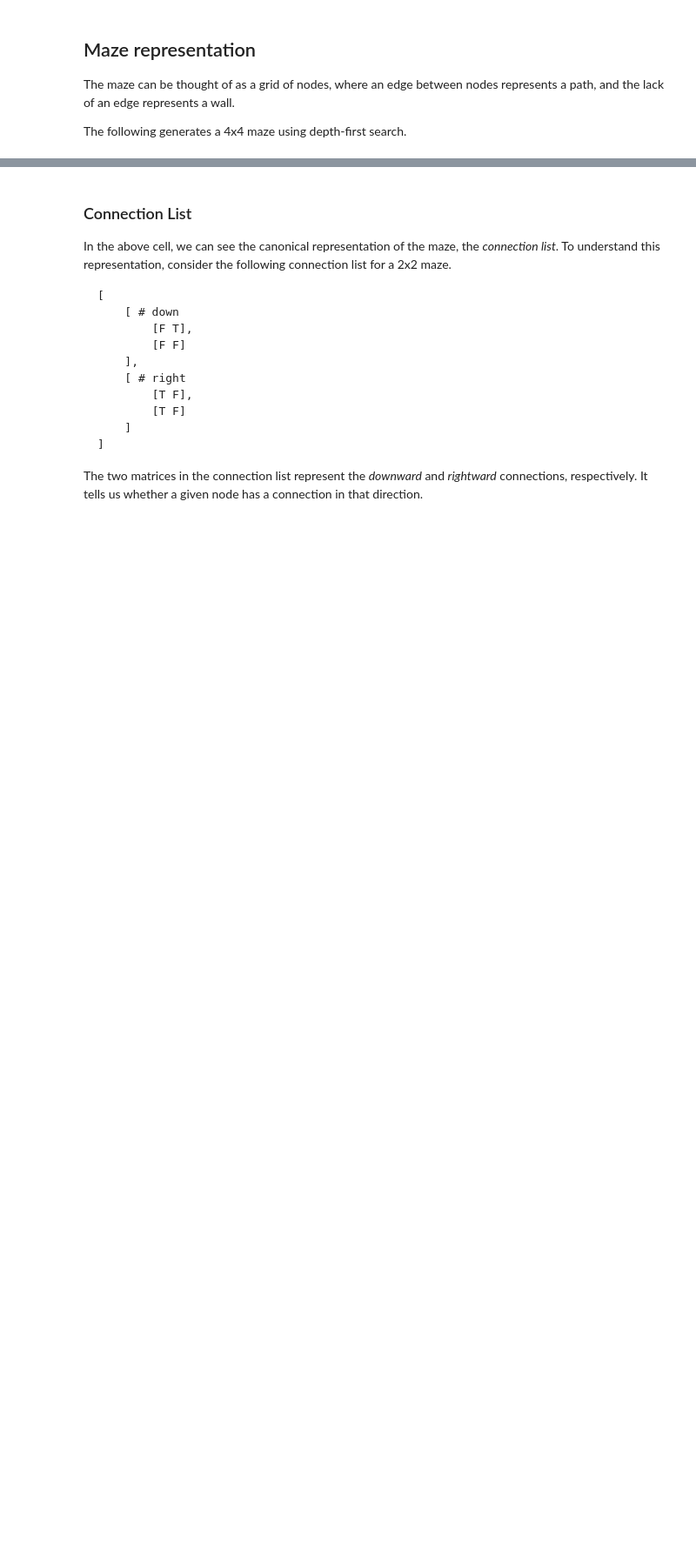
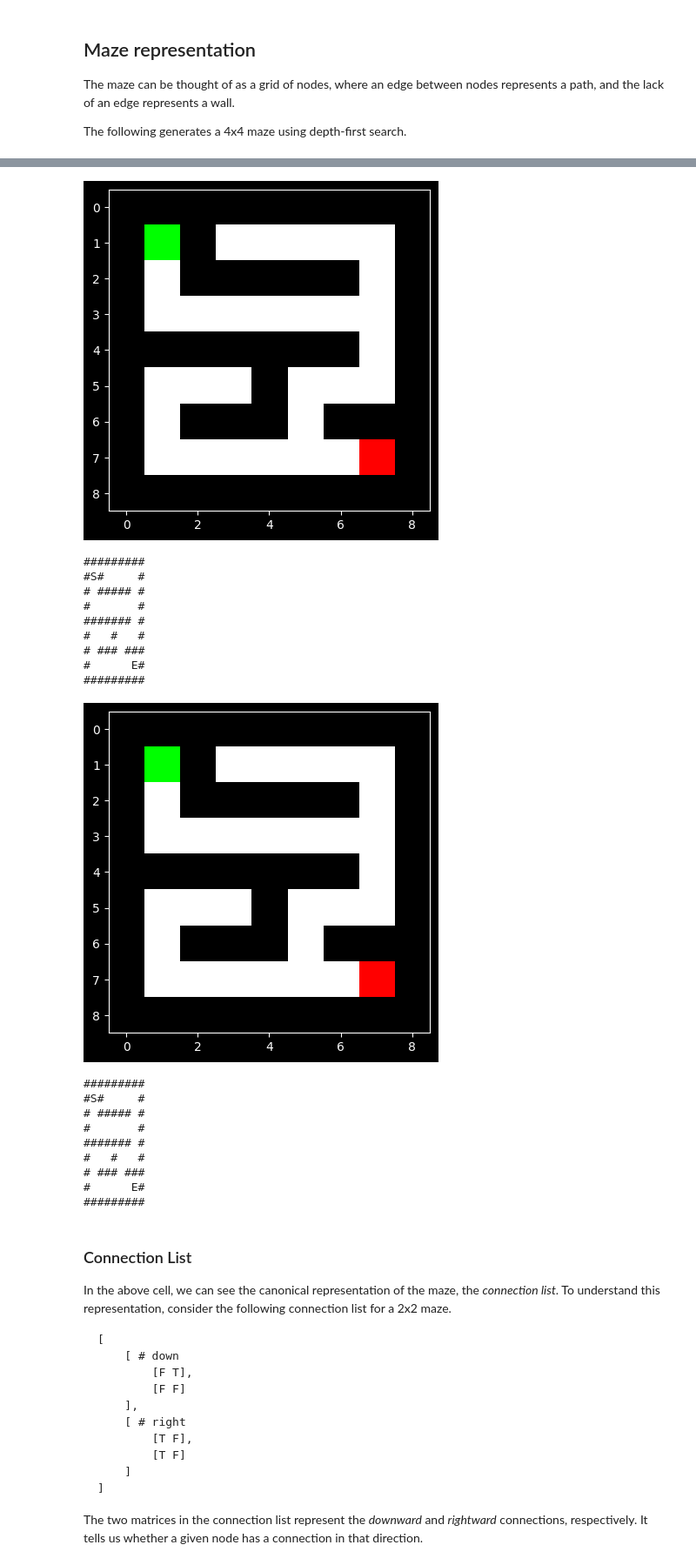
Before and after one commit to understanding-search/maze-transformer, a Jupyter notebook: notebooks/demo_latticemaze.ipynb, the cells around one changed output, grey strips where cells are left out. Shown at 87% size. Saved outputs shown, nothing was run; the diff lists cells and outputs as text; code cells hidden in the pictures; blank space fills up the shorter version.

```diff
--- a/notebooks/demo_latticemaze.ipynb
+++ b/notebooks/demo_latticemaze.ipynb
@@ -36,3 +52,36 @@ LatticeMaze(lattice_dim=2, connection_list=array([[[ True,  True,  True, False],
+# %%
+tgt_maze: TargetedLatticeMaze = TargetedLatticeMaze.from_lattice_maze(maze, (0,0), (3,3))
+
+plt.imshow(tgt_maze.as_pixels())
+plt.show()
+
+print(tgt_maze.as_ascii())
+
+plt.imshow(TargetedLatticeMaze.from_pixels(tgt_maze.as_pixels()).as_pixels())
+plt.show()
+
+print(TargetedLatticeMaze.from_pixels(tgt_maze.as_pixels()).as_ascii())
+# %% [output]
+[figure, added]
+#########
+#S#     #
+# ##### #
+#       #
+####### #
+#   #   #
+# ### ###
+#      E#
+#########
+[figure, added]
+#########
+#S#     #
+# ##### #
+#       #
+####### #
+#   #   #
+# ### ###
+#      E#
+#########
 # %% [markdown]
 ### Connection List
 In the above cell, we can see the canonical representation of the maze, the *connection list*.  To understand this representation, consider the following connection list for a 2x2 maze.
```
Also changed, not shown: parts of 13 cells of this notebook, 2 other files.
